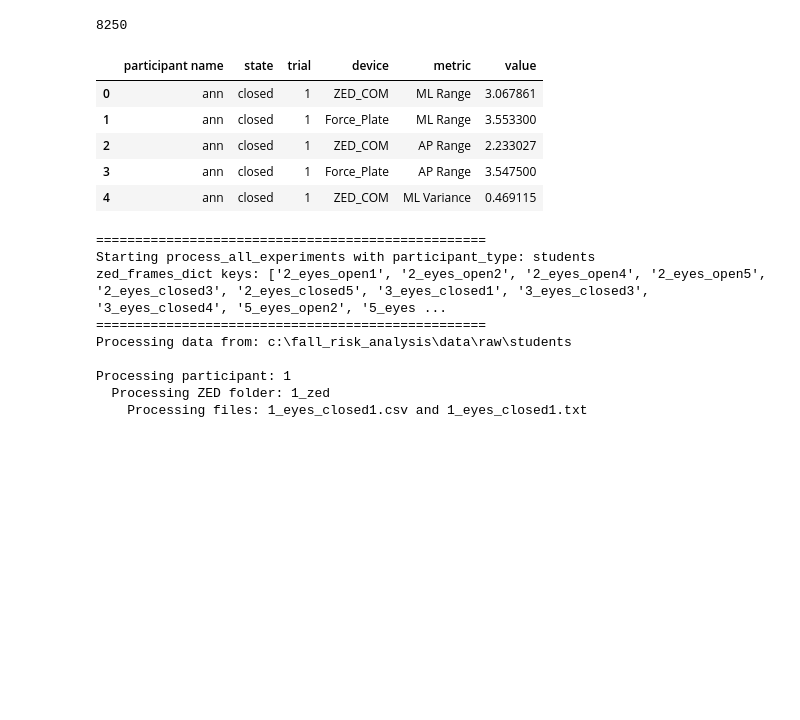
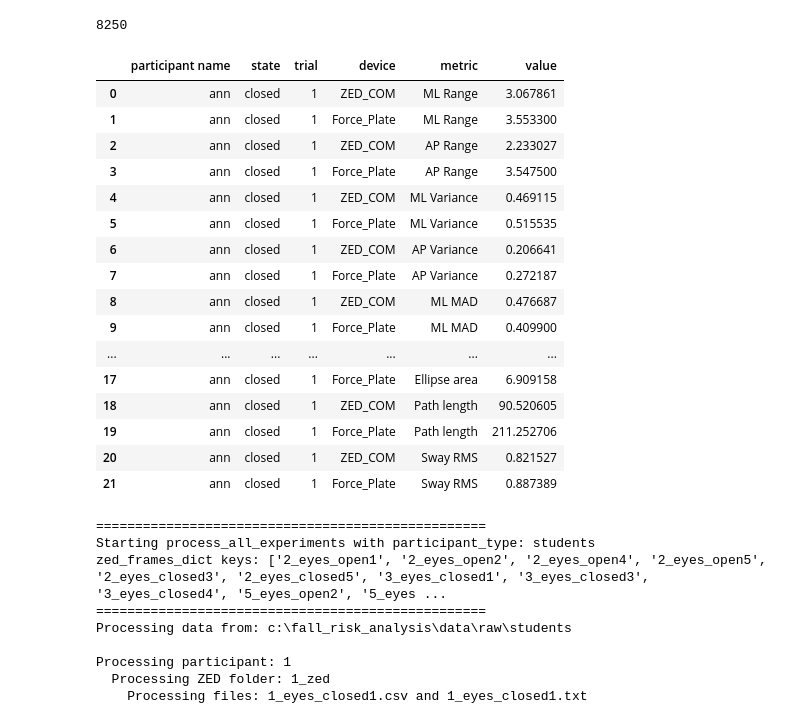
Before and after one commit to shahafgev/fall_risk_analysis, a Jupyter notebook: notebooks/exploration/participant_visualizer.ipynb, the cells around one changed output. Saved outputs shown, nothing was run; the diff lists cells and outputs as text; code cells hidden in the pictures; blank space fills up the shorter version.

```diff
--- a/notebooks/exploration/participant_visualizer.ipynb
+++ b/notebooks/exploration/participant_visualizer.ipynb
@@ -278,14 +278,25 @@ len(older_adult_results)
 # %% [output]
 8250
 # %%
-older_adult_results.head()
+older_adult_results.head(22)
 # %% [output]
 |  | participant name | state | trial | device | metric | value |
 | 0 | ann | closed | 1 | ZED_COM | ML Range | 3.067861 |
 | 1 | ann | closed | 1 | Force_Plate | ML Range | 3.553300 |
 | 2 | ann | closed | 1 | ZED_COM | AP Range | 2.233027 |
 | 3 | ann | closed | 1 | Force_Plate | AP Range | 3.547500 |
 | 4 | ann | closed | 1 | ZED_COM | ML Variance | 0.469115 |
+| 5 | ann | closed | 1 | Force_Plate | ML Variance | 0.515535 |
+| 6 | ann | closed | 1 | ZED_COM | AP Variance | 0.206641 |
+| 7 | ann | closed | 1 | Force_Plate | AP Variance | 0.272187 |
+| 8 | ann | closed | 1 | ZED_COM | ML MAD | 0.476687 |
+| 9 | ann | closed | 1 | Force_Plate | ML MAD | 0.409900 |
+| ... | ... | ... | ... | ... | ... | ... |
+| 17 | ann | closed | 1 | Force_Plate | Ellipse area | 6.909158 |
+| 18 | ann | closed | 1 | ZED_COM | Path length | 90.520605 |
+| 19 | ann | closed | 1 | Force_Plate | Path length | 211.252706 |
+| 20 | ann | closed | 1 | ZED_COM | Sway RMS | 0.821527 |
+| 21 | ann | closed | 1 | Force_Plate | Sway RMS | 0.887389 |
 # %%
 # Process all student data
 student_results = process_all_experiments('students', zed_frames_dict_students)
```
Also changed, not shown: 16 other files.
